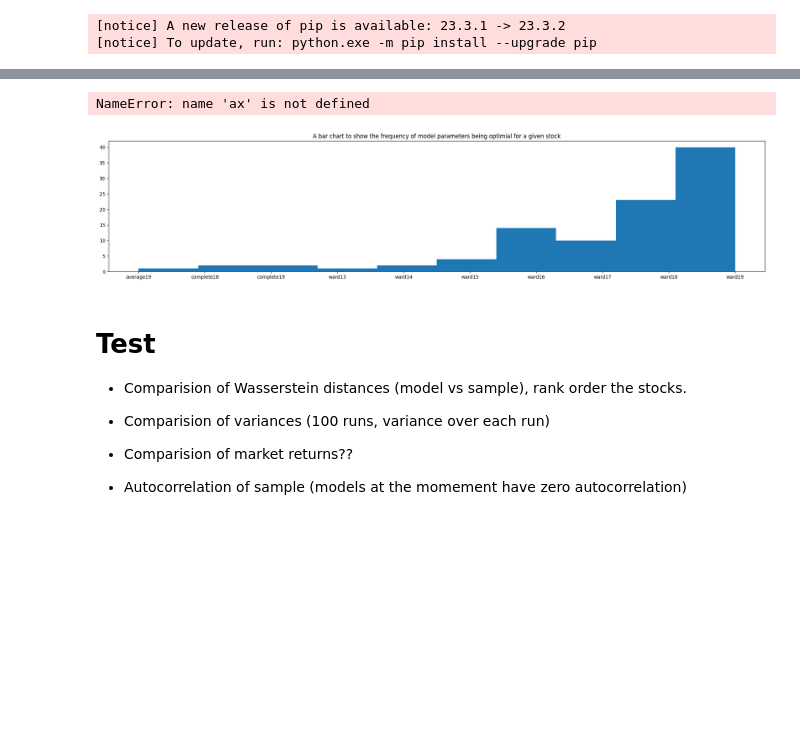
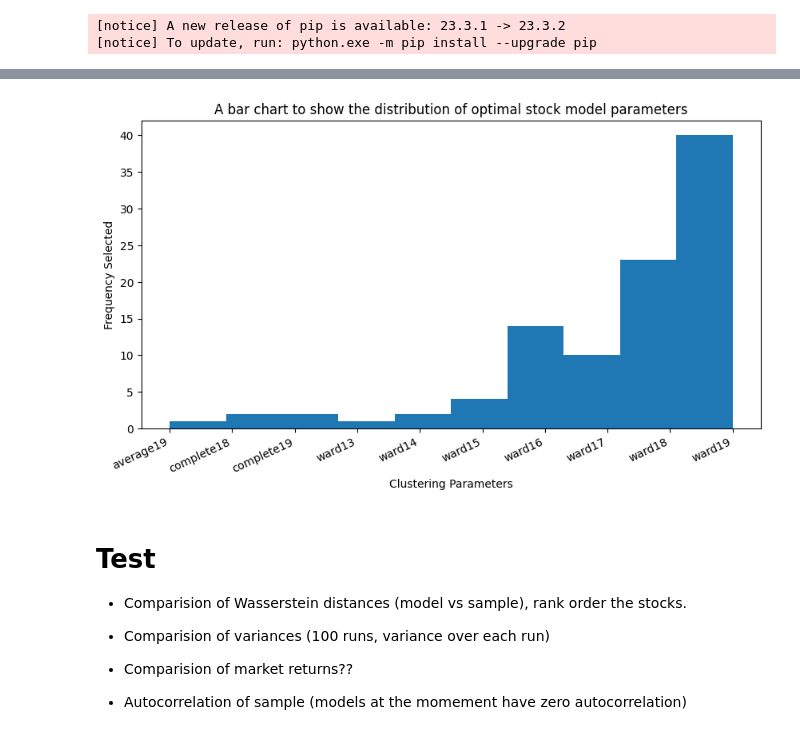
Before and after one commit to Jamesflynn1/FiniteMarketModel, a Jupyter notebook: EvaluateFit.ipynb, the cells around one changed output, grey strips where cells are left out. Saved outputs shown, nothing was run; the diff lists cells and outputs as text; code cells hidden in the pictures; blank space fills up the shorter version.

Commit message:
Added more figures and more statistical tests

```diff
--- a/EvaluateFit.ipynb
+++ b/EvaluateFit.ipynb
@@ -294,7 +301,3 @@ for tick in tickers:
 ftse100_10jumpMarket = Market(ftse100_10jump)
 for i in range(len(train_stocks["NWG"])):
     ftse100_10jumpMarket.evolve()
-# %%
-
-
-naiveFitMultinomialStock(train_stocks, tick, 6)
@@ -383,17 +384,23 @@ for ticker in tickers:
 # %%
 modelTypes = []
 for ticker in tickers:
     #Ward2 is likely an error with incorrect collected data
     if not (selectedModels[ticker] == "ward2"):
         modelTypes.append(selectedModels[ticker])
 modelTypes.sort()
-plt.title("A bar chart to show the frequency of model parameters being optimial for a given stock")
+plt.title("A bar chart to show the distribution of optimal stock model parameters")
 plt.hist(modelTypes)
-plt.setp(ax.get_xticklabels(), rotation=30, horizontalalignment='right', fontsize='x-small')
+plt.ylabel("Frequency Selected")
+plt.xlabel("Clustering Parameters")
+
+plt.rcParams["figure.figsize"] = (10,5)
+plt.xticks(rotation=25, ha='right')
+
+plt.savefig("Images/Model-Validation-Params.svg")
+
 plt.show()
 # %% [output]
-NameError: name 'ax' is not defined
-[figure, old version]
+[figure, new version]
 # %% [markdown]
 # Test
 
```
Also changed, not shown: parts of 8 cells of this notebook, 3 other files.
